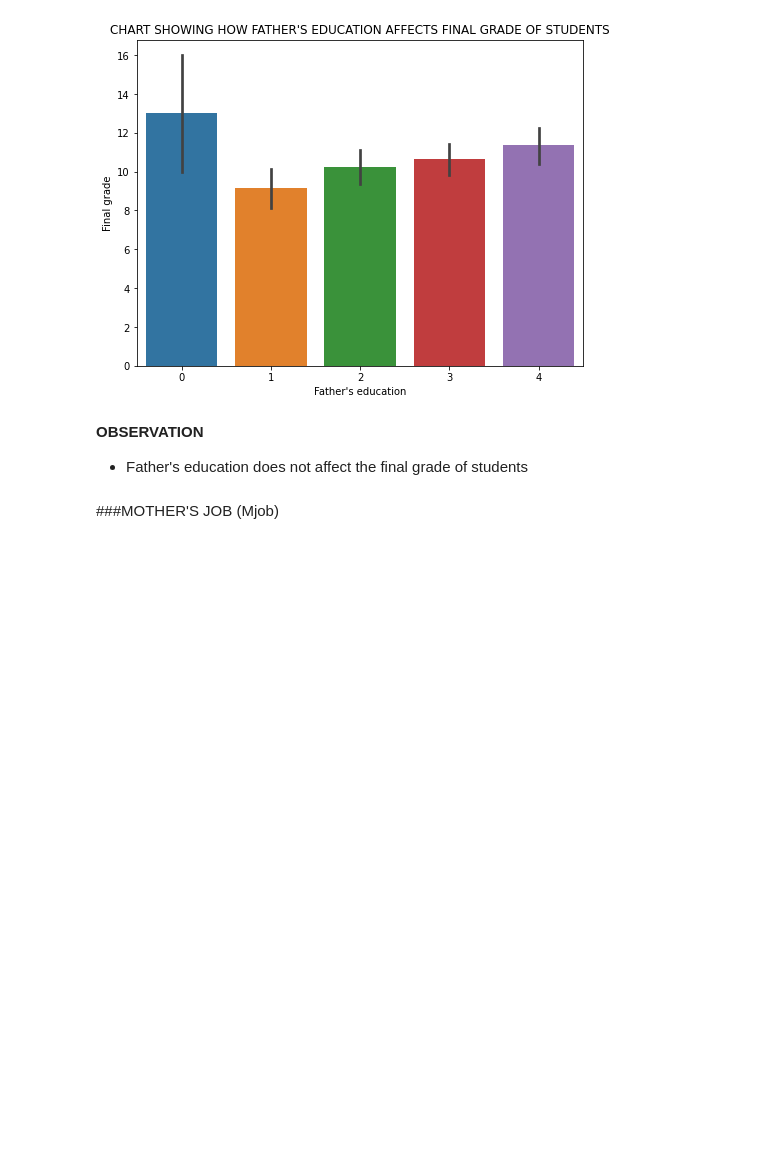
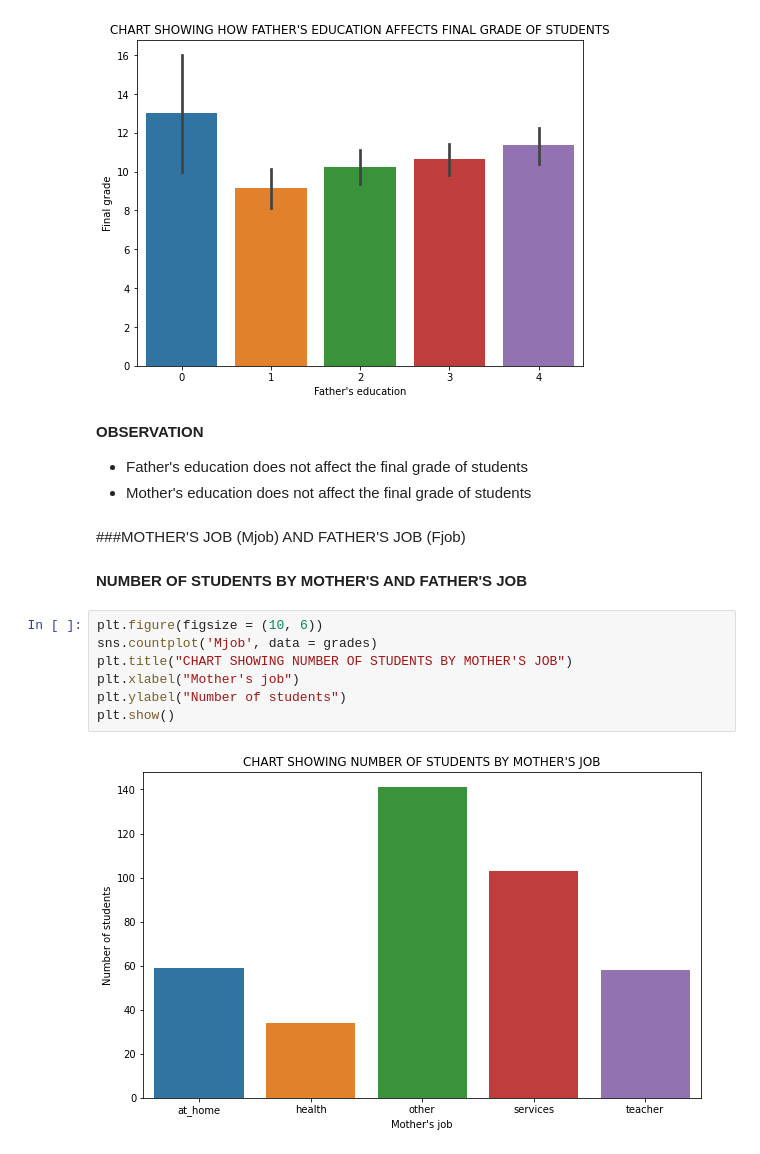
Before and after one commit to devchoplife/Students-grades, a Jupyter notebook: portuguese_students_grade_analysis.ipynb, the cells around one changed output. Saved outputs shown, nothing was run; the diff lists cells and outputs as text; blank space fills up the shorter version.

```diff
--- a/portuguese_students_grade_analysis.ipynb
+++ b/portuguese_students_grade_analysis.ipynb
@@ -408,5 +402,17 @@ plt.show()
 **OBSERVATION**
 
 * Father's education does not affect the final grade of students
+* Mother's education does not affect the final grade of students
 # %% [markdown]
-###MOTHER'S JOB (Mjob)
+###MOTHER'S JOB (Mjob) AND FATHER'S JOB (Fjob)
+# %% [markdown]
+**NUMBER OF STUDENTS BY MOTHER'S AND FATHER'S JOB**
+# %%
+plt.figure(figsize = (10, 6))
+sns.countplot('Mjob', data = grades)
+plt.title("CHART SHOWING NUMBER OF STUDENTS BY MOTHER'S JOB")
+plt.xlabel("Mother's job")
+plt.ylabel("Number of students")
+plt.show()
+# %% [output]
+[figure, added]
```
Also changed, not shown: parts of 10 cells of this notebook.
